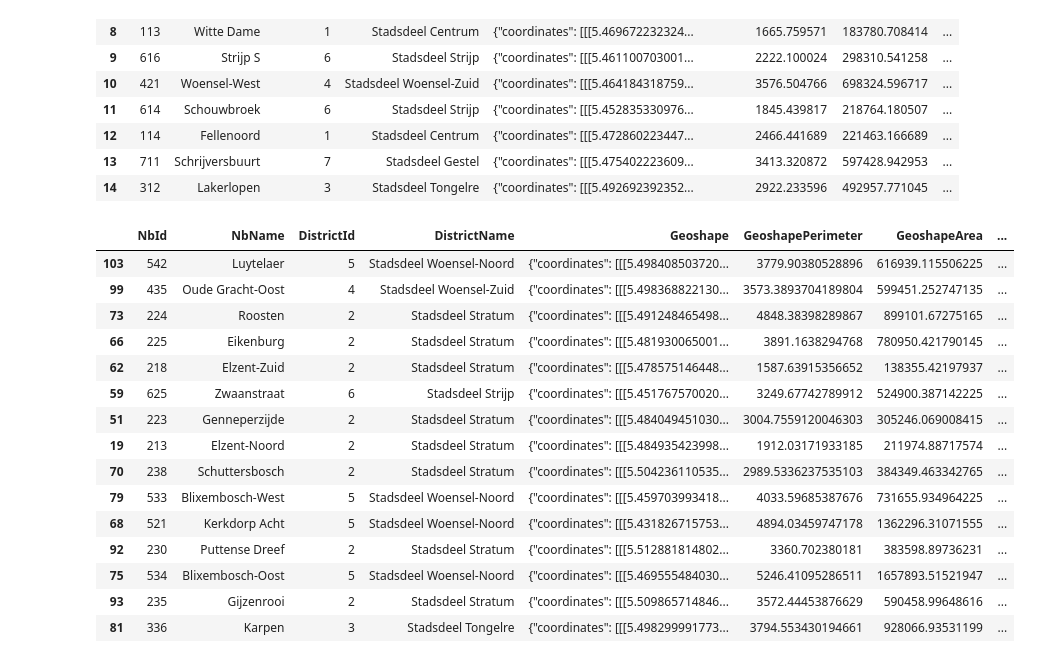
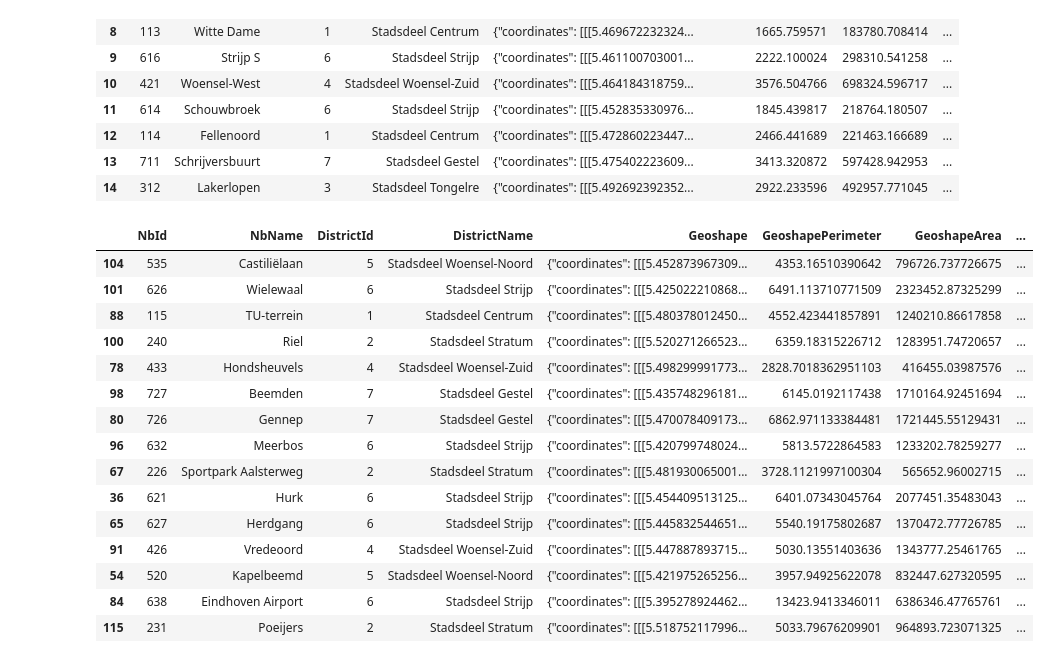
Before and after one commit to tymakat/eds_app, a Jupyter notebook: DataVisualization.ipynb, the cells around one changed output. Cells and saved outputs as stored; diff of their text form; code cells hidden in the pictures.

```diff
--- a/DataVisualization.ipynb
+++ b/DataVisualization.ipynb
@@ -254,24 +254,25 @@ dataset = dataset.replace("-1.0", "N/A")
 dataset = dataset.replace(".", "N/A")
 dataset = dataset.replace("-", "N/A")
 dataset["ScoreGoodLife"] = dataset["ScoreGoodLife"].replace("N/A", np.nan)
+dataset["ScoreGoodLife"] = pd.to_numeric(dataset["ScoreGoodLife"], errors="coerce")
 # %%
-dataset.head(15)
+dataset.tail(15)
 # %% [output]
 |  | NbId | NbName | DistrictId | DistrictName | Geoshape | GeoshapePerimeter | GeoshapeArea | ... |
-| 103 | 542 | Luytelaer | 5 | Stadsdeel Woensel-Noord | {"coordinates": [[[5.498408503720... | 3779.90380528896 | 616939.115506225 | ... |
-| 99 | 435 | Oude Gracht-Oost | 4 | Stadsdeel Woensel-Zuid | {"coordinates": [[[5.498368822130... | 3573.3893704189804 | 599451.252747135 | ... |
-| 73 | 224 | Roosten | 2 | Stadsdeel Stratum | {"coordinates": [[[5.491248465498... | 4848.38398289867 | 899101.67275165 | ... |
-| 66 | 225 | Eikenburg | 2 | Stadsdeel Stratum | {"coordinates": [[[5.481930065001... | 3891.1638294768 | 780950.421790145 | ... |
-| 62 | 218 | Elzent-Zuid | 2 | Stadsdeel Stratum | {"coordinates": [[[5.478575146448... | 1587.63915356652 | 138355.42197937 | ... |
-| 59 | 625 | Zwaanstraat | 6 | Stadsdeel Strijp | {"coordinates": [[[5.451767570020... | 3249.67742789912 | 524900.387142225 | ... |
-| 51 | 223 | Genneperzijde | 2 | Stadsdeel Stratum | {"coordinates": [[[5.484049451030... | 3004.7559120046303 | 305246.069008415 | ... |
-| 19 | 213 | Elzent-Noord | 2 | Stadsdeel Stratum | {"coordinates": [[[5.484935423998... | 1912.03171933185 | 211974.88717574 | ... |
-| 70 | 238 | Schuttersbosch | 2 | Stadsdeel Stratum | {"coordinates": [[[5.504236110535... | 2989.5336237535103 | 384349.463342765 | ... |
-| 79 | 533 | Blixembosch-West | 5 | Stadsdeel Woensel-Noord | {"coordinates": [[[5.459703993418... | 4033.59685387676 | 731655.934964225 | ... |
-| 68 | 521 | Kerkdorp Acht | 5 | Stadsdeel Woensel-Noord | {"coordinates": [[[5.431826715753... | 4894.03459747178 | 1362296.31071555 | ... |
-| 92 | 230 | Puttense Dreef | 2 | Stadsdeel Stratum | {"coordinates": [[[5.512881814802... | 3360.702380181 | 383598.89736231 | ... |
-| 75 | 534 | Blixembosch-Oost | 5 | Stadsdeel Woensel-Noord | {"coordinates": [[[5.469555484030... | 5246.41095286511 | 1657893.51521947 | ... |
-| 93 | 235 | Gijzenrooi | 2 | Stadsdeel Stratum | {"coordinates": [[[5.509865714846... | 3572.44453876629 | 590458.99648616 | ... |
-| 81 | 336 | Karpen | 3 | Stadsdeel Tongelre | {"coordinates": [[[5.498299991773... | 3794.553430194661 | 928066.93531199 | ... |
+| 104 | 535 | Castiliëlaan | 5 | Stadsdeel Woensel-Noord | {"coordinates": [[[5.452873967309... | 4353.16510390642 | 796726.737726675 | ... |
+| 101 | 626 | Wielewaal | 6 | Stadsdeel Strijp | {"coordinates": [[[5.425022210868... | 6491.113710771509 | 2323452.87325299 | ... |
+| 88 | 115 | TU-terrein | 1 | Stadsdeel Centrum | {"coordinates": [[[5.480378012450... | 4552.423441857891 | 1240210.86617858 | ... |
+| 100 | 240 | Riel | 2 | Stadsdeel Stratum | {"coordinates": [[[5.520271266523... | 6359.18315226712 | 1283951.74720657 | ... |
+| 78 | 433 | Hondsheuvels | 4 | Stadsdeel Woensel-Zuid | {"coordinates": [[[5.498299991773... | 2828.7018362951103 | 416455.03987576 | ... |
+| 98 | 727 | Beemden | 7 | Stadsdeel Gestel | {"coordinates": [[[5.435748296181... | 6145.0192117438 | 1710164.92451694 | ... |
+| 80 | 726 | Gennep | 7 | Stadsdeel Gestel | {"coordinates": [[[5.470078409173... | 6862.971133384481 | 1721445.55129431 | ... |
+| 96 | 632 | Meerbos | 6 | Stadsdeel Strijp | {"coordinates": [[[5.420799748024... | 5813.5722864583 | 1233202.78259277 | ... |
+| 67 | 226 | Sportpark Aalsterweg | 2 | Stadsdeel Stratum | {"coordinates": [[[5.481930065001... | 3728.1121997100304 | 565652.96002715 | ... |
+| 36 | 621 | Hurk | 6 | Stadsdeel Strijp | {"coordinates": [[[5.454409513125... | 6401.07343045764 | 2077451.35483043 | ... |
+| 65 | 627 | Herdgang | 6 | Stadsdeel Strijp | {"coordinates": [[[5.445832544651... | 5540.19175802687 | 1370472.77726785 | ... |
+| 91 | 426 | Vredeoord | 4 | Stadsdeel Woensel-Zuid | {"coordinates": [[[5.447887893715... | 5030.13551403636 | 1343777.25461765 | ... |
+| 54 | 520 | Kapelbeemd | 5 | Stadsdeel Woensel-Noord | {"coordinates": [[[5.421975265256... | 3957.94925622078 | 832447.627320595 | ... |
+| 84 | 638 | Eindhoven Airport | 6 | Stadsdeel Strijp | {"coordinates": [[[5.395278924462... | 13423.9413346011 | 6386346.47765761 | ... |
+| 115 | 231 | Poeijers | 2 | Stadsdeel Stratum | {"coordinates": [[[5.518752117996... | 5033.79676209901 | 964893.723071325 | ... |
 # %%
 dataset.to_csv("data/tim_main_dataset.csv")
```
Also changed, not shown: 1 other file.
